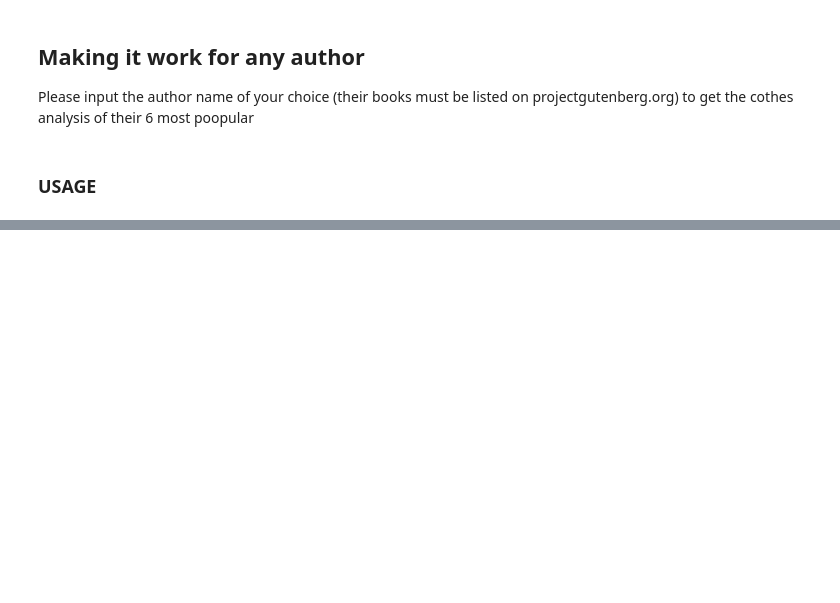
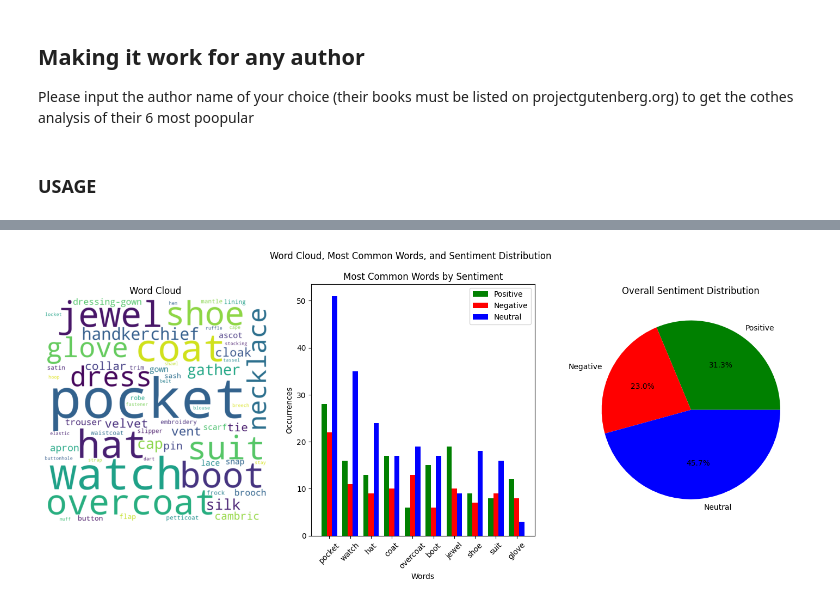
Before and after one commit to osienka/INLP, a Jupyter notebook: projekt.ipynb, the cells around one changed output, grey strips where cells are left out. Drawn from its saved outputs; the diff is of its cells as text; code cells hidden in the pictures; blank space fills up the shorter version.

```diff
--- a/projekt.ipynb
+++ b/projekt.ipynb
@@ -321,0 +323,4 @@ NameError: name 'books' is not defined
+# %%
+sentiment_and_occurences_visualisation(books)
+# %% [output]
+[figure, added]
```
Also changed, not shown: parts of 10 cells of this notebook.
